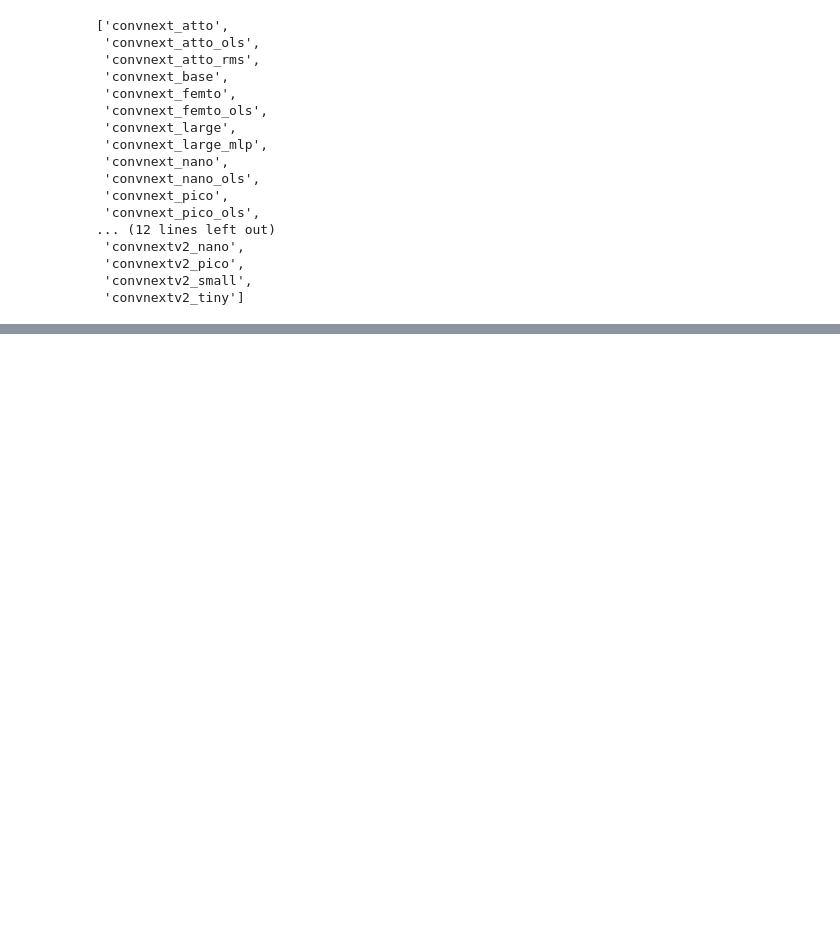
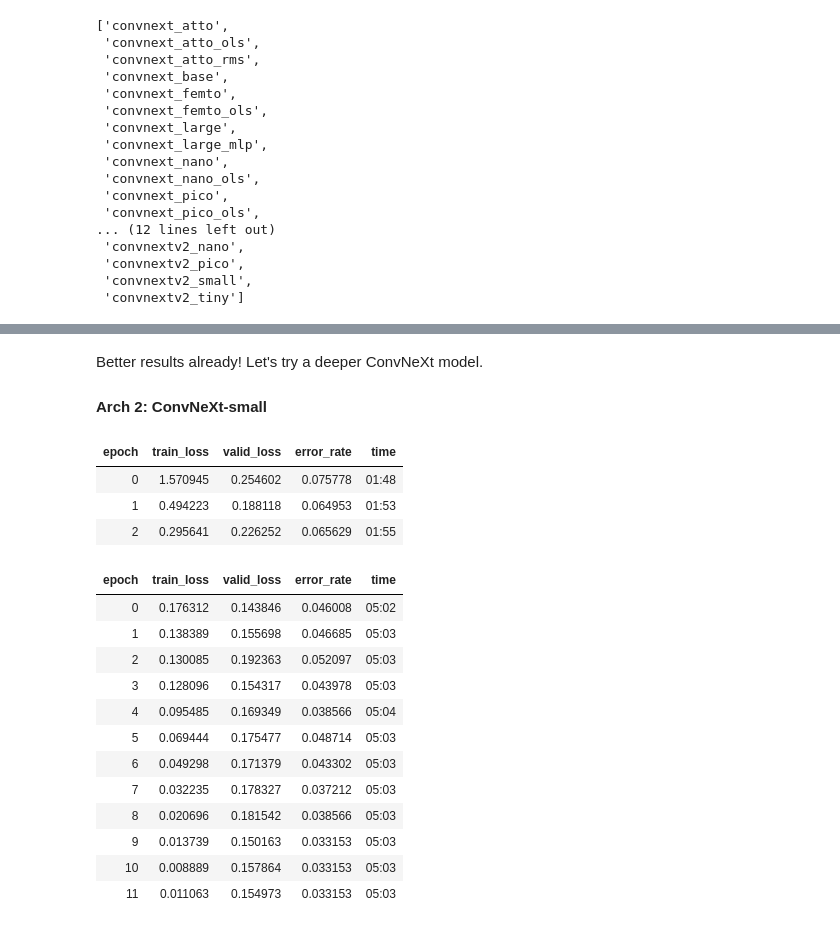
Before and after one commit to CodeWithOz/fastai-deep-learn-coders, a Jupyter notebook: ch-05-pet-breeds-improvements.ipynb, the cells around one changed output, grey strips where cells are left out. Saved outputs shown, nothing was run; the diff lists cells and outputs as text; code cells hidden in the pictures; blank space fills up the shorter version.

```diff
--- a/ch-05-pet-breeds-improvements.ipynb
+++ b/ch-05-pet-breeds-improvements.ipynb
@@ -115,0 +140,25 @@ KeyboardInterrupt:
+# %% [markdown]
+Better results already! Let's try a deeper ConvNeXt model.
+
+#### Arch 2: ConvNeXt-small
+# %%
+learn = vision_learner(dls, 'convnext_small', metrics=error_rate)
+learn.fine_tune(12, freeze_epochs=3)
+# %% [output]
+| epoch | train_loss | valid_loss | error_rate | time |
+| 0 | 1.570945 | 0.254602 | 0.075778 | 01:48 |
+| 1 | 0.494223 | 0.188118 | 0.064953 | 01:53 |
+| 2 | 0.295641 | 0.226252 | 0.065629 | 01:55 |
+| epoch | train_loss | valid_loss | error_rate | time |
+| 0 | 0.176312 | 0.143846 | 0.046008 | 05:02 |
+| 1 | 0.138389 | 0.155698 | 0.046685 | 05:03 |
+| 2 | 0.130085 | 0.192363 | 0.052097 | 05:03 |
+| 3 | 0.128096 | 0.154317 | 0.043978 | 05:03 |
+| 4 | 0.095485 | 0.169349 | 0.038566 | 05:04 |
+| 5 | 0.069444 | 0.175477 | 0.048714 | 05:03 |
+| 6 | 0.049298 | 0.171379 | 0.043302 | 05:03 |
+| 7 | 0.032235 | 0.178327 | 0.037212 | 05:03 |
+| 8 | 0.020696 | 0.181542 | 0.038566 | 05:03 |
+| 9 | 0.013739 | 0.150163 | 0.033153 | 05:03 |
+| 10 | 0.008889 | 0.157864 | 0.033153 | 05:03 |
+| 11 | 0.011063 | 0.154973 | 0.033153 | 05:03 |
```
Also changed, not shown: parts of 7 cells of this notebook.
